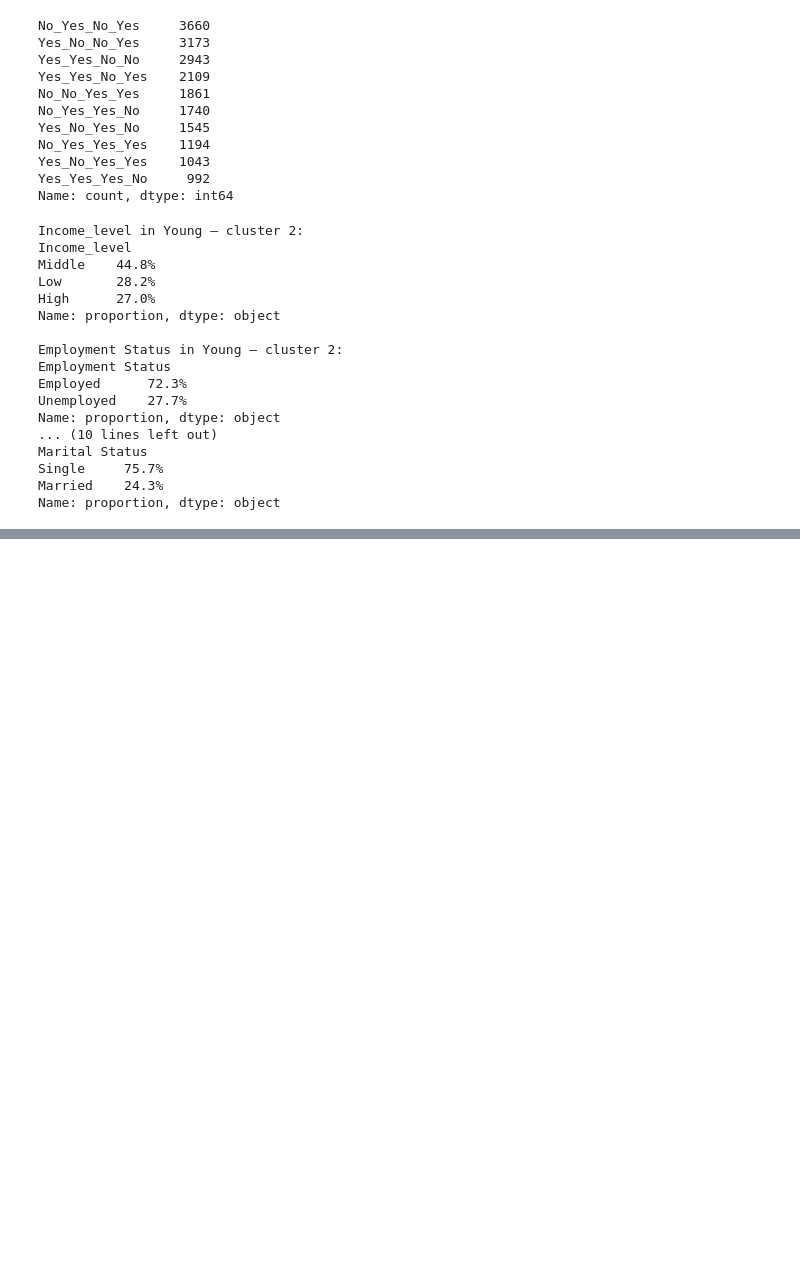
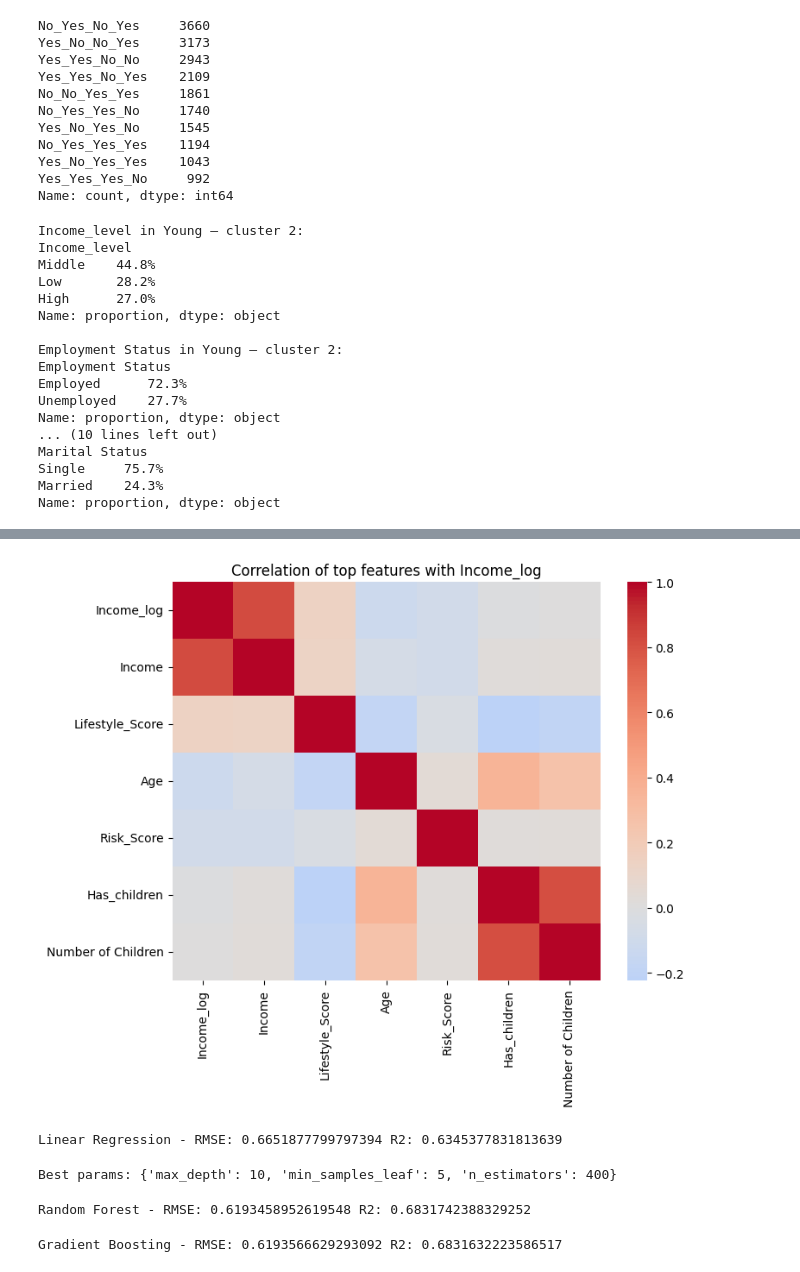
Before and after one commit to Roy125512/Computational_tools_for_data_science, a Jupyter notebook: Project_final.ipynb, the cells around one changed output, grey strips where cells are left out. Saved outputs shown, nothing was run; the diff lists cells and outputs as text; code cells hidden in the pictures; blank space fills up the shorter version.

Commit message:
Pred+freq item

```diff
--- a/Project_final.ipynb
+++ b/Project_final.ipynb
@@ -880,0 +922,4 @@ Name: proportion, dtype: object
+# %%
+corr_with_income = x_final.corr()["Income_log"].sort_values(ascending=False)
+print(corr_with_income.head(15))
+print(corr_with_income.tail(15))
@@ -880,0 +954,9 @@ Name: proportion, dtype: object
+# %%
+top_feats = corr_with_income.abs().sort_values(ascending=False).head(15).index
+
+plt.figure(figsize=(8,6))
+sns.heatmap(df[top_feats].corr(), annot=False, cmap="coolwarm", center=0)
+plt.title("Correlation of top features with Income_log")
+plt.show()
+# %% [output]
+[figure, added]
@@ -880,0 +970,65 @@ Name: proportion, dtype: object
+# %%
+linreg = LinearRegression()
+linreg.fit(X_train, y_train)
+
+y_pred_lr = linreg.predict(X_test)
+
+mse_lr = mean_squared_error(y_test, y_pred_lr)
+rmse_lr = mse_lr**0.5
+r2_lr = r2_score(y_test, y_pred_lr)
+
+print("Linear Regression - RMSE:", rmse_lr, "R2:", r2_lr)
+# %% [output]
+Linear Regression - RMSE: 0.6651877799797394 R2: 0.6345377831813639
+# %%
+param_grid = {
+    "n_estimators": [200, 400],
+    "max_depth": [None, 10, 20],
+    "min_samples_leaf": [1, 3, 5]
+}
+
+grid = GridSearchCV(
+    RandomForestRegressor(random_state=42, n_jobs=-1),
+    param_grid,
+    cv=3,
+    scoring="r2",
+    n_jobs=-1
+)
+grid.fit(X_train, y_train)
+
+best_model = grid.best_estimator_
+print("Best params:", grid.best_params_)
+# %% [output]
+Best params: {'max_depth': 10, 'min_samples_leaf': 5, 'n_estimators': 400}
+# %%
+rf = RandomForestRegressor(
+    n_estimators=400,
+    max_depth=10,
+    min_samples_leaf=5,
+    random_state=42,
+    n_jobs=-1
+)
+rf.fit(X_train, y_train)
+
+y_pred_rf = rf.predict(X_test)
+
+mse_rf = mean_squared_error(y_test, y_pred_rf)
+rmse_rf = mse_rf**0.5
+r2_rf = r2_score(y_test, y_pred_rf)
+
+print("Random Forest - RMSE:", rmse_rf, "R2:", r2_rf)
+# %% [output]
+Random Forest - RMSE: 0.6193458952619548 R2: 0.6831742388329252
+# %%
+gbr = GradientBoostingRegressor(random_state=42)
+gbr.fit(X_train, y_train)
+
+y_pred_gbr = gbr.predict(X_test)
+
+mse_gbr = mean_squared_error(y_test, y_pred_gbr)
+rmse_gbr = mse_gbr**0.5
+r2_gbr = r2_score(y_test, y_pred_gbr)
+
+print("Gradient Boosting - RMSE:", rmse_gbr, "R2:", r2_gbr)
+# %% [output]
+Gradient Boosting - RMSE: 0.6193566629293092 R2: 0.6831632223586517
```
Also changed, not shown: parts of 37 cells of this notebook.
